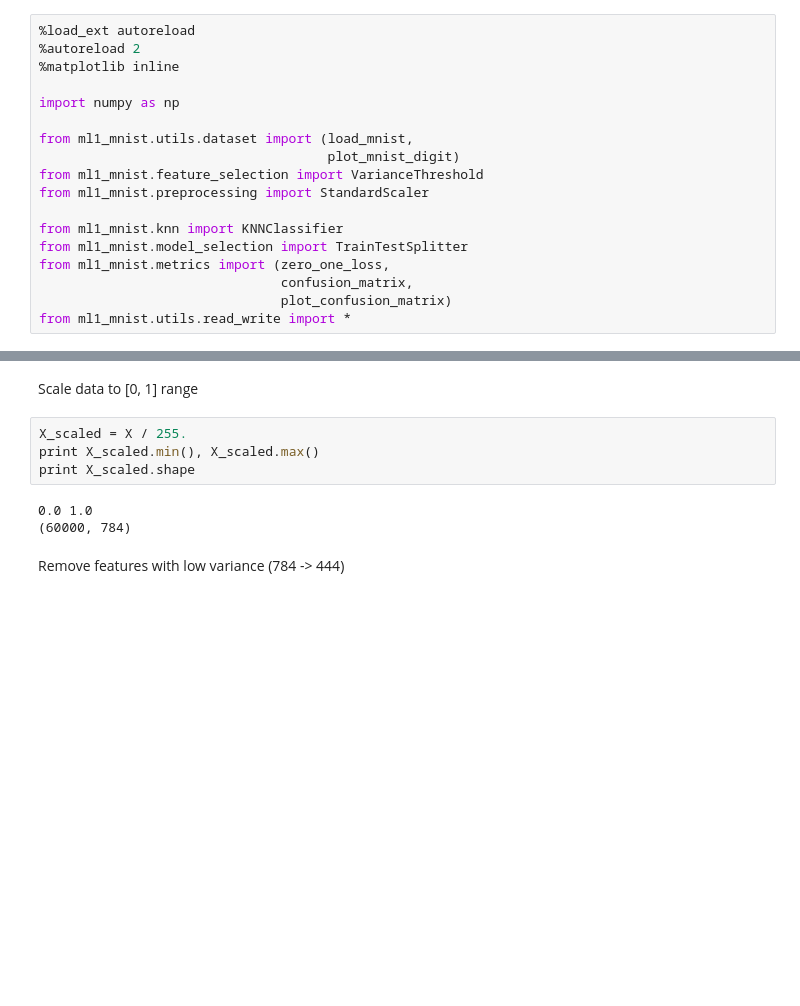
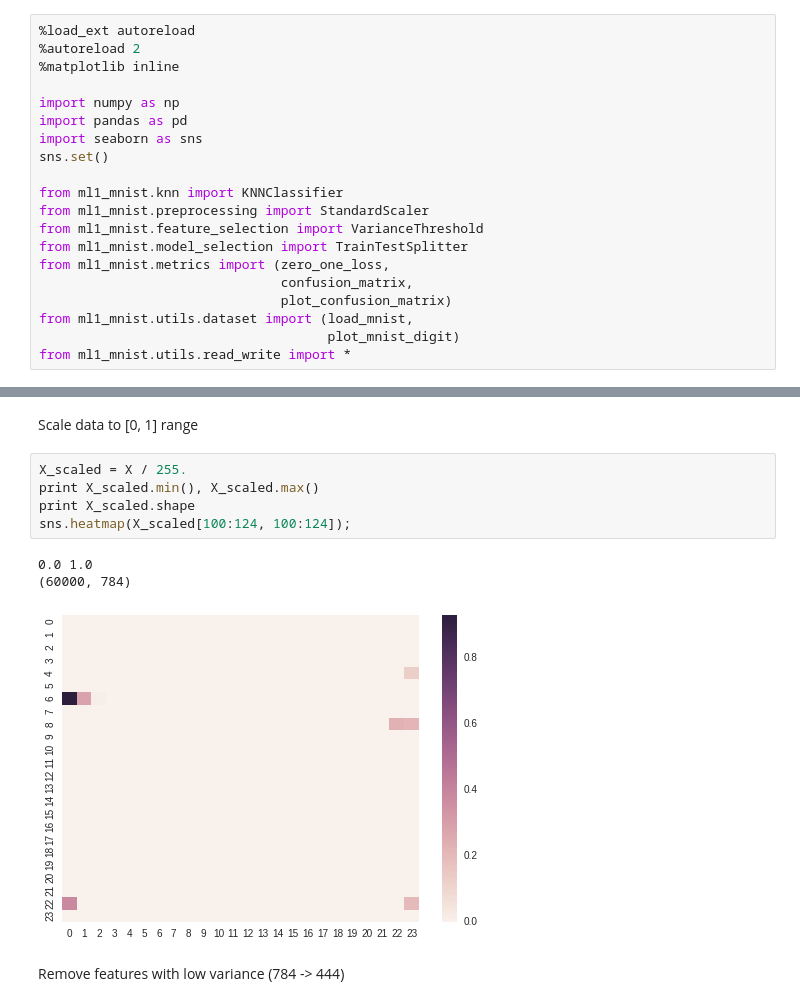
Before and after one commit to yell/mnist-challenge, a Jupyter notebook: main.ipynb, the cells around one changed output, grey strips where cells are left out. Cells and saved outputs as stored; diff of their text form; blank space fills up the shorter version.

```diff
--- a/main.ipynb
+++ b/main.ipynb
@@ -6,17 +6,19 @@
 %matplotlib inline
 
 import numpy as np
-
-from ml1_mnist.utils.dataset import (load_mnist,
-                                     plot_mnist_digit)
-from ml1_mnist.feature_selection import VarianceThreshold
-from ml1_mnist.preprocessing import StandardScaler
+import pandas as pd
+import seaborn as sns
+sns.set()
 
 from ml1_mnist.knn import KNNClassifier
+from ml1_mnist.preprocessing import StandardScaler
+from ml1_mnist.feature_selection import VarianceThreshold
 from ml1_mnist.model_selection import TrainTestSplitter
 from ml1_mnist.metrics import (zero_one_loss,
                                confusion_matrix,
                                plot_confusion_matrix)
+from ml1_mnist.utils.dataset import (load_mnist,
+                                     plot_mnist_digit)
 from ml1_mnist.utils.read_write import *
 # %% [output]
 The autoreload extension is already loaded. To reload it, use:
@@ -45,10 +47,12 @@ Scale data to [0, 1] range
 # %%
 X_scaled = X / 255.
 print X_scaled.min(), X_scaled.max()
 print X_scaled.shape
+sns.heatmap(X_scaled[100:124, 100:124]);
 # %% [output]
 0.0 1.0
 (60000, 784)
+[figure, added]
 # %% [markdown]
 Remove features with low variance (784 -> 444)
 # %%
```
Also changed, not shown: parts of 3 cells of this notebook, 4 other files.
